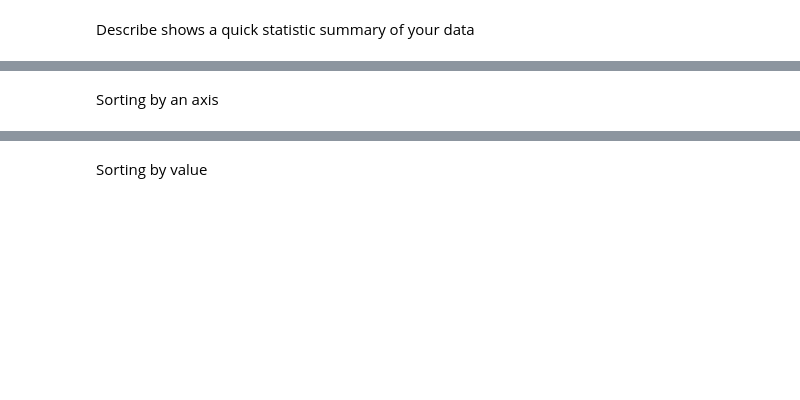
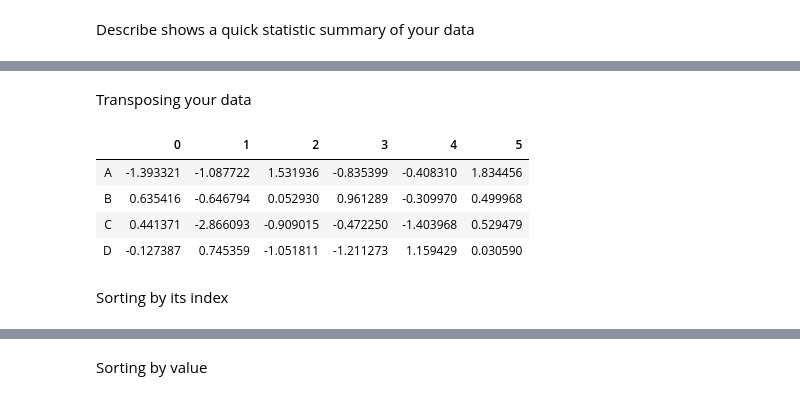
Before and after one commit to databricks/koalas, a Jupyter notebook: docs/10-minutes-to-Koalas.ipynb, the cells around one changed output, grey strips where cells are left out. Cells and saved outputs as stored; diff of their text form; code cells hidden in the pictures; blank space fills up the shorter version.

```diff
--- a/doc/10-minutes-to-Koalas.ipynb
+++ b/docs/10-minutes-to-Koalas.ipynb
@@ -187,3 +188,13 @@ Transposing your data: Transposing is not allowed for now, as it can cause the d
+# %% [markdown]
+Transposing your data
+# %%
+kdf.T
+# %% [output]
+|  | 0 | 1 | 2 | 3 | 4 | 5 |
+| A | -1.393321 | -1.087722 | 1.531936 | -0.835399 | -0.408310 | 1.834456 |
+| B | 0.635416 | -0.646794 | 0.052930 | 0.961289 | -0.309970 | 0.499968 |
+| C | 0.441371 | -2.866093 | -0.909015 | -0.472250 | -1.403968 | 0.529479 |
+| D | -0.127387 | 0.745359 | -1.051811 | -1.211273 | 1.159429 | 0.030590 |
 # %% [markdown]
-Sorting by an axis
+Sorting by its index
 # %%
```
Also changed, not shown: parts of 35 cells of this notebook, 2 other files.
